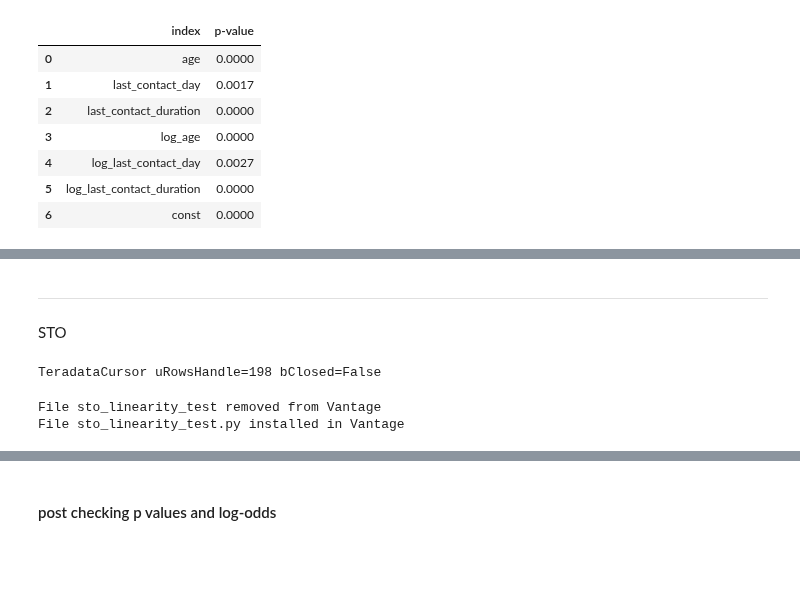
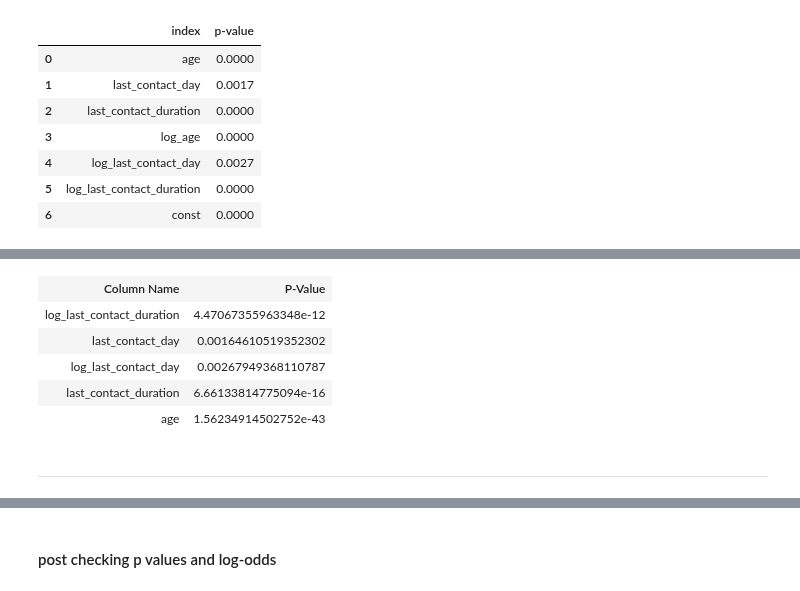
Before and after one commit to Teradata/jupyter-demos, a Jupyter notebook: UseCases/Dell_Innovation_Day/GLM_Classification.ipynb, the cells around one changed output, grey strips where cells are left out. Cells and saved outputs as stored; diff of their text form; code cells hidden in the pictures; blank space fills up the shorter version.

Commit message:
added pvalue using valib

```diff
--- a/UseCases/Dell_Innovation_Day/GLM_Classification.ipynb
+++ b/UseCases/Dell_Innovation_Day/GLM_Classification.ipynb
@@ -297,26 +309,15 @@ df_pval_filtered
+# %%
+lin_reg_model = valib.LinReg(data=df_transformed,
+                       columns=cols_to_keep,
+                       response_column="yes_purchased")
+# Print the results.
+lin_reg_model.model[['Column Name', 'P-Value']]
+# %% [output]
+| Column Name | P-Value |
+| log_last_contact_duration | 4.47067355963348e-12 |
+| last_contact_day | 0.00164610519352302 |
+| log_last_contact_day | 0.00267949368110787 |
+| last_contact_duration | 6.66133814775094e-16 |
+| age | 1.56234914502752e-43 |
 # %% [markdown]
 ----------------------------------------------
-# %% [markdown]
-STO
-# %%
-database = 'demo_user'
-execute_sql(f"SET SESSION SEARCHUIFDBPATH = {database};")
-execute_sql(f'DATABASE "{database}";')
-# %% [output]
-TeradataCursor uRowsHandle=198 bClosed=False
-# %%
-sto = Script(data = df_transformed, script_name='sto_linearity_test.py',
-             files_local_path= r".",
-             script_command= f'tdpython3 ./{database}/sto_linearity_test.py',
-                         delimiter = "\t", nulls_first = False,
-                         returns={"col_name": VARCHAR(5000)}
-            )
-
-try:
-    sto.install_file(file_identifier='sto_linearity_test', file_name='sto_linearity_test.py', is_binary=False)
-except:
-    sto.remove_file(file_identifier='sto_linearity_test', force_remove=False)
-    sto.install_file(file_identifier='sto_linearity_test', file_name='sto_linearity_test.py', is_binary=False)
-# %% [output]
-File sto_linearity_test removed from Vantage
-File sto_linearity_test.py installed in Vantage
```
Also changed, not shown: parts of 12 cells of this notebook, 1 other file.
